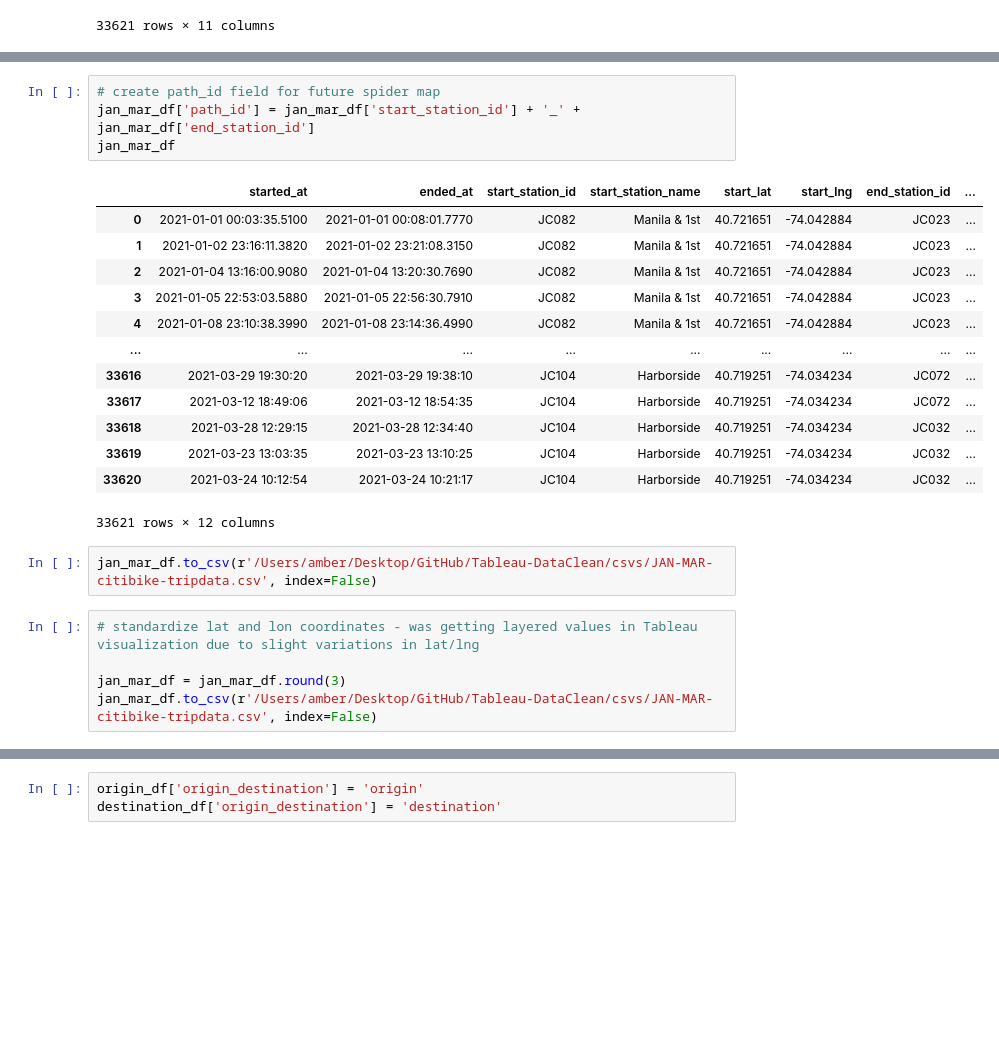
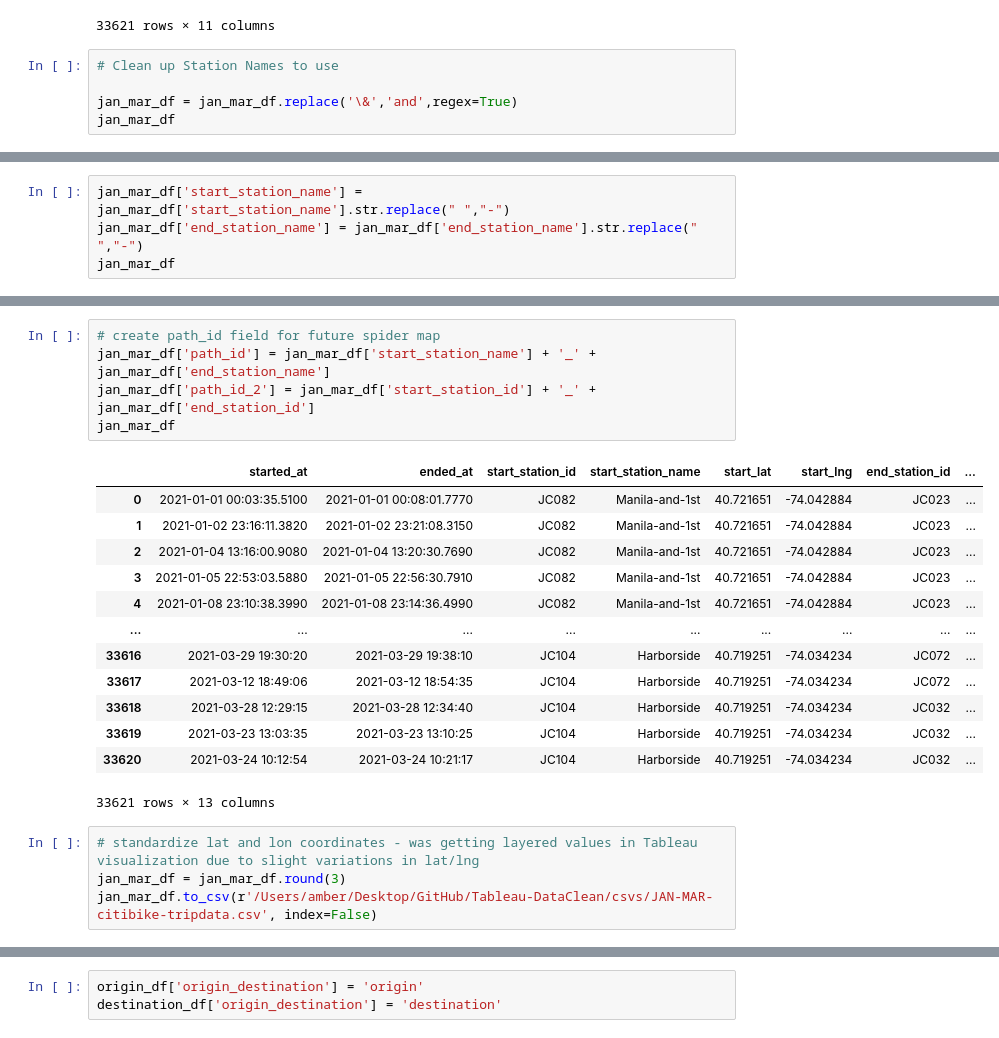
Before and after one commit to austin3216/Tableau-DataClean, a Jupyter notebook: DataCleaning.ipynb, the cells around one changed output, grey strips where cells are left out. Saved outputs shown, nothing was run; the diff lists cells and outputs as text; blank space fills up the shorter version.

```diff
--- a/DataCleaning.ipynb
+++ b/DataCleaning.ipynb
@@ -307,3 +307,8 @@ jan_mar_df
 | 33619 | 2021-03-23 13:03:35 | 2021-03-23 13:10:25 | JC104 | Harborside | 40.719251 | -74.034234 | JC032 | ... |
 | 33620 | 2021-03-24 10:12:54 | 2021-03-24 10:21:17 | JC104 | Harborside | 40.719251 | -74.034234 | JC032 | ... |
 33621 rows × 11 columns
+# %%
+# Clean up Station Names to use
+
+jan_mar_df = jan_mar_df.replace('\&','and',regex=True)
+jan_mar_df
@@ -309,0 +329,4 @@ jan_mar_df
+# %%
+jan_mar_df['start_station_name'] = jan_mar_df['start_station_name'].str.replace(" ","-")
+jan_mar_df['end_station_name'] = jan_mar_df['end_station_name'].str.replace(" ","-")
+jan_mar_df
@@ -310,27 +347,25 @@ jan_mar_df
 # %%
 # create path_id field for future spider map
-jan_mar_df['path_id'] = jan_mar_df['start_station_id'] + '_' + jan_mar_df['end_station_id']
+jan_mar_df['path_id'] = jan_mar_df['start_station_name'] + '_' + jan_mar_df['end_station_name']
+jan_mar_df['path_id_2'] = jan_mar_df['start_station_id'] + '_' + jan_mar_df['end_station_id']
 jan_mar_df
 # %% [output]
 |  | started_at | ended_at | start_station_id | start_station_name | start_lat | start_lng | end_station_id | ... |
-| 0 | 2021-01-01 00:03:35.5100 | 2021-01-01 00:08:01.7770 | JC082 | Manila & 1st | 40.721651 | -74.042884 | JC023 | ... |
-| 1 | 2021-01-02 23:16:11.3820 | 2021-01-02 23:21:08.3150 | JC082 | Manila & 1st | 40.721651 | -74.042884 | JC023 | ... |
-| 2 | 2021-01-04 13:16:00.9080 | 2021-01-04 13:20:30.7690 | JC082 | Manila & 1st | 40.721651 | -74.042884 | JC023 | ... |
-| 3 | 2021-01-05 22:53:03.5880 | 2021-01-05 22:56:30.7910 | JC082 | Manila & 1st | 40.721651 | -74.042884 | JC023 | ... |
-| 4 | 2021-01-08 23:10:38.3990 | 2021-01-08 23:14:36.4990 | JC082 | Manila & 1st | 40.721651 | -74.042884 | JC023 | ... |
+| 0 | 2021-01-01 00:03:35.5100 | 2021-01-01 00:08:01.7770 | JC082 | Manila-and-1st | 40.721651 | -74.042884 | JC023 | ... |
+| 1 | 2021-01-02 23:16:11.3820 | 2021-01-02 23:21:08.3150 | JC082 | Manila-and-1st | 40.721651 | -74.042884 | JC023 | ... |
+| 2 | 2021-01-04 13:16:00.9080 | 2021-01-04 13:20:30.7690 | JC082 | Manila-and-1st | 40.721651 | -74.042884 | JC023 | ... |
+| 3 | 2021-01-05 22:53:03.5880 | 2021-01-05 22:56:30.7910 | JC082 | Manila-and-1st | 40.721651 | -74.042884 | JC023 | ... |
+| 4 | 2021-01-08 23:10:38.3990 | 2021-01-08 23:14:36.4990 | JC082 | Manila-and-1st | 40.721651 | -74.042884 | JC023 | ... |
 | ... | ... | ... | ... | ... | ... | ... | ... | ... |
 | 33616 | 2021-03-29 19:30:20 | 2021-03-29 19:38:10 | JC104 | Harborside | 40.719251 | -74.034234 | JC072 | ... |
 | 33617 | 2021-03-12 18:49:06 | 2021-03-12 18:54:35 | JC104 | Harborside | 40.719251 | -74.034234 | JC072 | ... |
 | 33618 | 2021-03-28 12:29:15 | 2021-03-28 12:34:40 | JC104 | Harborside | 40.719251 | -74.034234 | JC032 | ... |
 | 33619 | 2021-03-23 13:03:35 | 2021-03-23 13:10:25 | JC104 | Harborside | 40.719251 | -74.034234 | JC032 | ... |
 | 33620 | 2021-03-24 10:12:54 | 2021-03-24 10:21:17 | JC104 | Harborside | 40.719251 | -74.034234 | JC032 | ... |
-33621 rows × 12 columns
+33621 rows × 13 columns
 # %%
+# standardize lat and lon coordinates - was getting layered values in Tableau visualization due to slight variations in lat/lng
+jan_mar_df = jan_mar_df.round(3)
 jan_mar_df.to_csv(r'/Users/amber/Desktop/GitHub/Tableau-DataClean/csvs/JAN-MAR-citibike-tripdata.csv', index=False)
-# %%
-# standardize lat and lon coordinates - was getting layered values in Tableau visualization due to slight variations in lat/lng
-
-jan_mar_df = jan_mar_df.round(3)
-jan_mar_df.to_csv(r'/Users/amber/Desktop/GitHub/Tableau-DataClean/csvs/JAN-MAR-citibike-tripdata.csv', index=False)
 # %%
 # split dataframes to create origin-destination rows to create dataset for spider map
```
Also changed, not shown: parts of 9 cells of this notebook, 2 other files.
